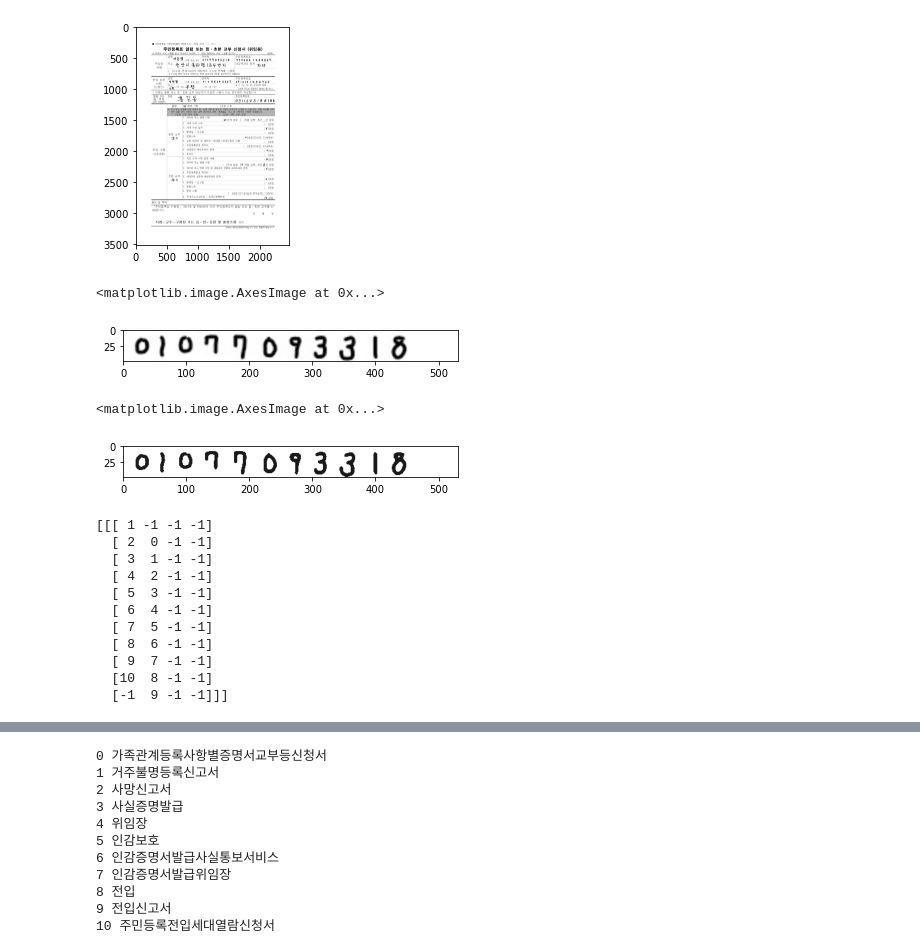
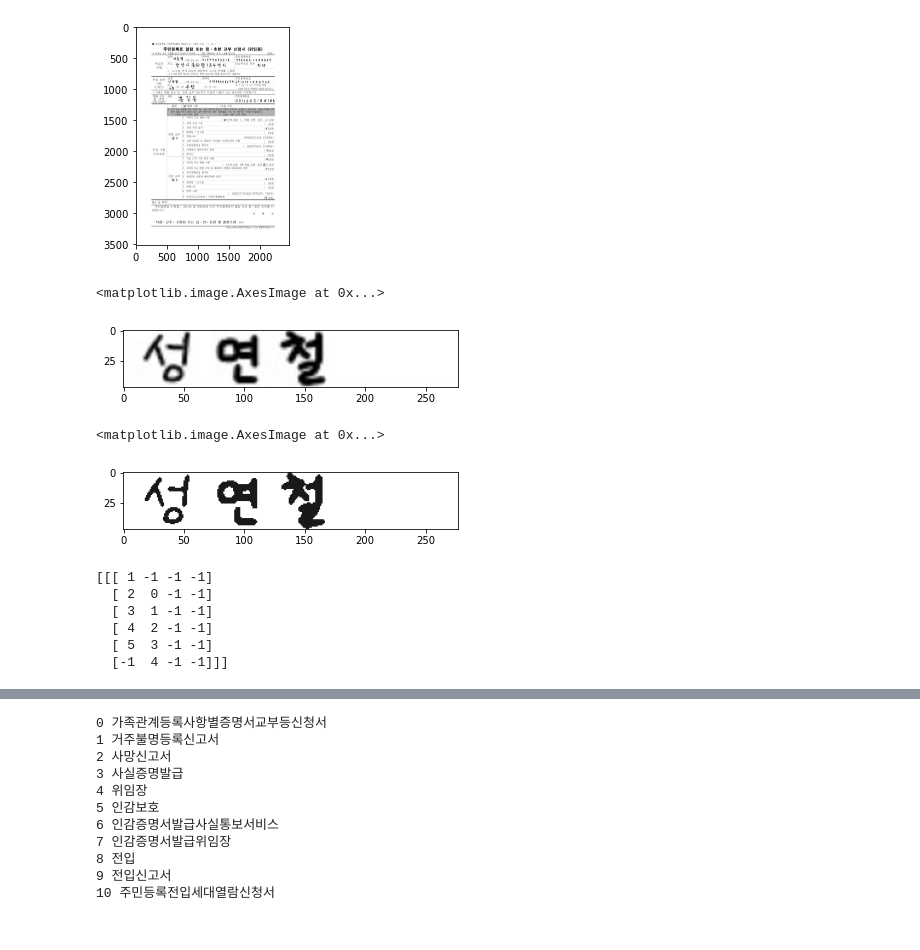
Before and after one commit to RockhoRockho/FG_Vision, a Jupyter notebook: vision.ipynb, the cells around one changed output, grey strips where cells are left out. Saved outputs shown, nothing was run; the diff lists cells and outputs as text; code cells hidden in the pictures.

```diff
--- a/vision.ipynb
+++ b/vision.ipynb
@@ -60,24 +60,24 @@ plt.imshow(img1)
 <matplotlib.image.AxesImage at 0x...>
 [figure]
 # %%
-i = 2
+i = 7
 
 w = json_data[form]['lot'][i]['w']
 h = json_data[form]['lot'][i]['h']
 cx = json_data[form]['lot'][i]['cx']
 cy = json_data[form]['lot'][i]['cy']
 label = json_data[form]['lot'][i]['label']
 n_type = json_data[form]['lot'][i]['type']
 
 img2 = cv2.getRectSubPix(
             img1,
             patchSize=(w, h),
             center=(cx, cy),
     )
 plt.imshow(img2)
 # %% [output]
 <matplotlib.image.AxesImage at 0x...>
-[figure, old version]
+[figure, new version]
 # %%
 img_gray = cv2.cvtColor(img2, cv2.COLOR_BGR2GRAY)
 img_blur = cv2.GaussianBlur(img_gray, (5, 5), 0)
@@ -91,7 +91,7 @@ bbb = cv2.bitwise_not(aaa)
 plt.imshow(bbb)
 # %% [output]
 <matplotlib.image.AxesImage at 0x...>
-[figure, old version]
+[figure, new version]
 # %%
 contours, hierarchy= cv2.findContours(img_th.copy(),
                              cv2.RETR_EXTERNAL, cv2.CHAIN_APPROX_SIMPLE)
@@ -103,12 +103,7 @@ print(hierarchy)
   [ 3  1 -1 -1]
   [ 4  2 -1 -1]
   [ 5  3 -1 -1]
-  [ 6  4 -1 -1]
-  [ 7  5 -1 -1]
-  [ 8  6 -1 -1]
-  [ 9  7 -1 -1]
-  [10  8 -1 -1]
-  [-1  9 -1 -1]]]
+  [-1  4 -1 -1]]]
 # %%
 boxes = []; # each element is [[top-left], [bottom-right]];
 
```
Also changed, not shown: parts of 3 cells of this notebook, 3 other files.
